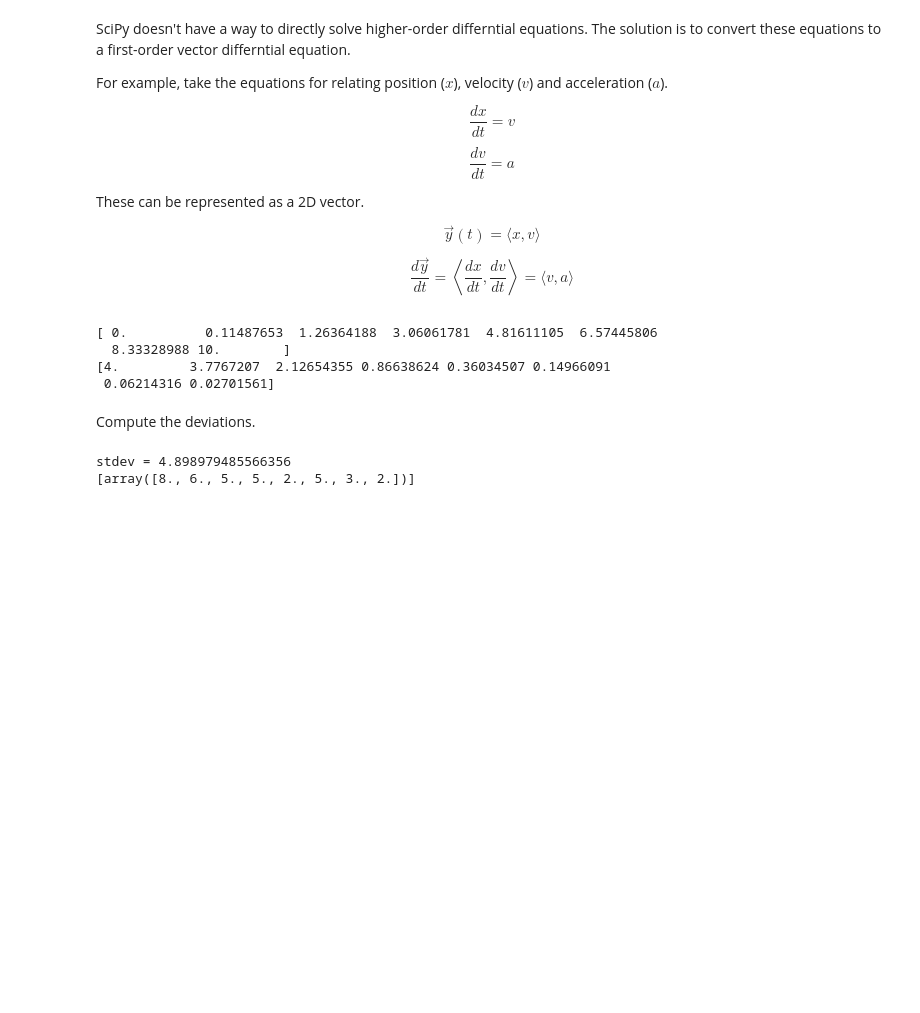
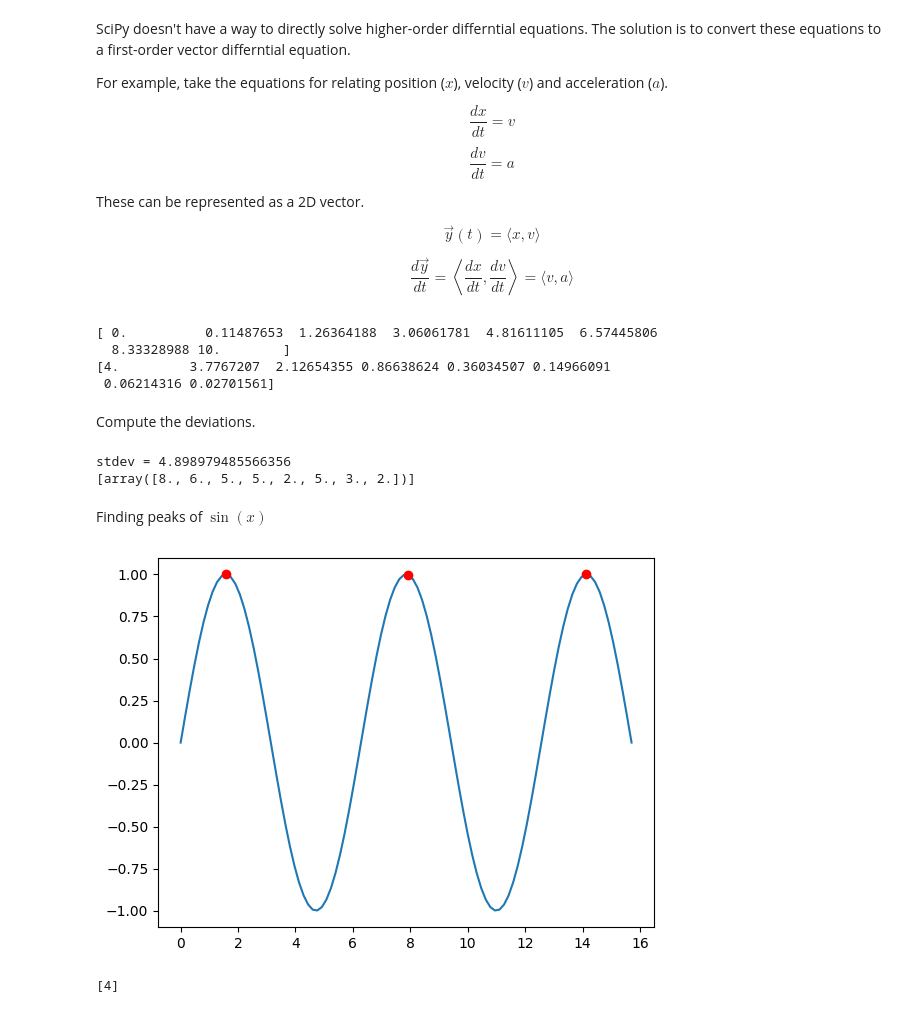
Before and after one commit to EHMD28/learn-scipy, a Jupyter notebook: basics.ipynb, the cells around one changed output. Cells and saved outputs as stored; diff of their text form; code cells hidden in the pictures; blank space fills up the shorter version.

```diff
--- a/basics.ipynb
+++ b/basics.ipynb
@@ -144,3 +144,42 @@ print(new_nums)
 # %% [output]
 stdev = 4.898979485566356
 [array([8., 6., 5., 5., 2., 5., 3., 2.])]
+# %% [markdown]
+Finding peaks of $\sin(x)$
+# %%
+import numpy as np
+import matplotlib.pyplot as plt
+from scipy.signal import find_peaks
+from pprint import pprint
+
+fig, ax = plt.subplots()
+
+def f(x): return np.sin(x)
+
+x_values = np.linspace(0, 5*np.pi, num=100)
+y_values = np.sin(x_values)
+
+peaks, _ = find_peaks(y_values)
+
+ax.plot(x_values, y_values)
+
+for idx in peaks:
+    ax.plot(x_values[idx], y_values[idx], marker='o', color='red')
+
+plt.show()
+# %% [output]
+[figure, added]
+# %%
+import numpy as np
+from scipy.signal import find_peaks
+
+# Create a signal with some peaks
+signal = np.array([1, 2, 3, 4, 5, 4, 3, 2, 1])
+
+# Find the peaks in the signal
+peaks, _ = find_peaks(signal)
+
+# Print the indices of the peaks
+print(peaks)
+# %% [output]
+[4]
```
Also changed, not shown: 1 other file.
